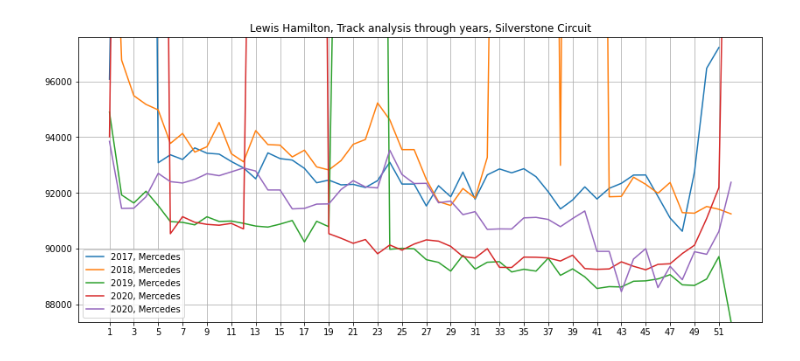
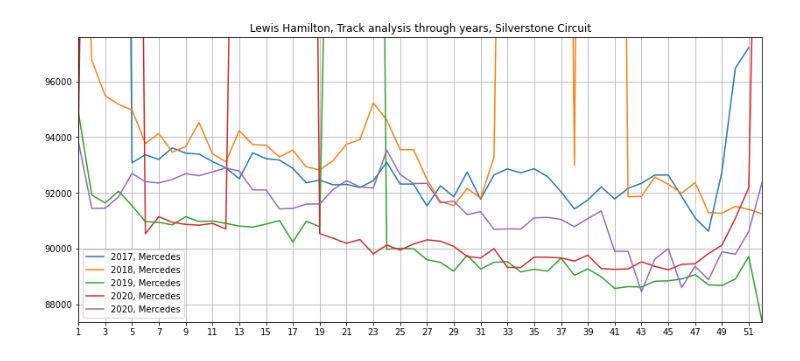
Before and after one commit to cnkndmr/formula1-data-analysis, a Jupyter notebook: src/03-driver_laptime_by_race.ipynb, the cells around one changed output. Saved outputs shown, nothing was run; the diff lists cells and outputs as text; code cells hidden in the pictures.

Commit message:
xlim added

```diff
--- a/src/03-driver_laptime_by_race.ipynb
+++ b/src/03-driver_laptime_by_race.ipynb
@@ -26,9 +26,8 @@ driverId = drivers_df[drivers_df.driverRef == driverRef]['driverId'].iloc[0]
 
 plt.figure(figsize=(14, 6))
 
-ms_max, ms_min = [], []
-
-for raceId in races_df[races_df.circuitId == circuitId].sort_values("year").raceId.iloc[-5:]:
+last_5_raceId = races_df[races_df.circuitId == circuitId].sort_values("year").raceId.iloc[-5:]
+for raceId in last_5_raceId:
     race_df = lap_times_df[(lap_times_df.raceId == raceId) & (lap_times_df.driverId == driverId)].copy()
 
     pit_stop_df = pit_stops_df[(pit_stops_df.raceId == raceId) & (pit_stops_df.driverId == driverId)]
@@ -36,35 +35,33 @@ for raceId in races_df[races_df.circuitId == circuitId].sort_values("year").race
     for lap in pit_stop_df.lap:
         race_df.loc[race_df.lap.isin([lap, lap + 1]),'milliseconds'] = np.nan
         mean_value = race_df.loc[race_df.lap.isin([lap - 1, lap + 2])].milliseconds.mean()
         race_df.loc[race_df.lap.isin([lap, lap + 1]),'milliseconds'] = mean_value
-
-    ms_max.append(race_df.milliseconds.max())
-    ms_min.append(race_df.milliseconds.min())
 
     race_year = str(races_df[races_df.raceId == raceId].year.iloc[0])
     constructorId = results_df[(results_df.raceId == raceId) & (results_df.driverId == driverId)].constructorId.iloc[0]
     constructor_name = constructors_df[constructors_df.constructorId == constructorId].name.iloc[0]
     label = race_year + ', ' + constructor_name
     plt.plot(race_df.lap,
              race_df.milliseconds,
              label = label)
 
 plt.legend()
-last_5_raceId = races_df[races_df.circuitId == circuitId].sort_values("year").raceId.iloc[-5:]
 race_df = lap_times_df[(lap_times_df.raceId.isin(last_5_raceId)) & (lap_times_df.driverId == driverId)].copy()
+plt.xlim(race_df["lap"].values.min(),
+         race_df["lap"].values.max())
 q1 = race_df.milliseconds.quantile(0.25)
 q3 = race_df.milliseconds.quantile(0.75)
 cons = (q3 - q1) * 1.5
 high_lim = q3 + cons
 low_lim = q1 - cons
 plt.ylim(race_df.milliseconds.min(),
          high_lim)
 driver_forename = drivers_df[drivers_df.driverRef == driverRef].forename.iloc[0]
 driver_surname = drivers_df[drivers_df.driverRef == driverRef].surname.iloc[0]
 circuit_name = circuits_df[circuits_df.circuitRef == circuitRef].name.iloc[0]
 plt.title(driver_forename + ' ' + driver_surname + ', Track analysis through years, ' + circuit_name)
 plt.grid()
 plt.xticks(np.arange(race_df["lap"].values.min(), race_df["lap"].values.max()+1, 2.0))
 plt.show()
 # %% [output]
-[figure, old version]
+[figure, new version]
```
